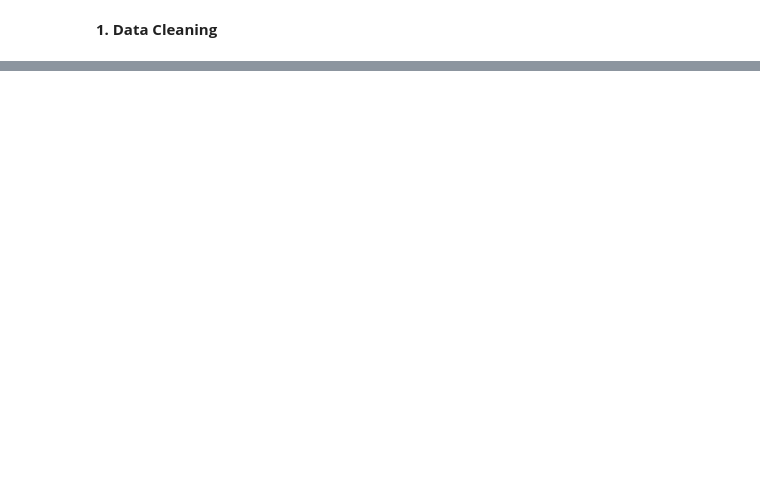
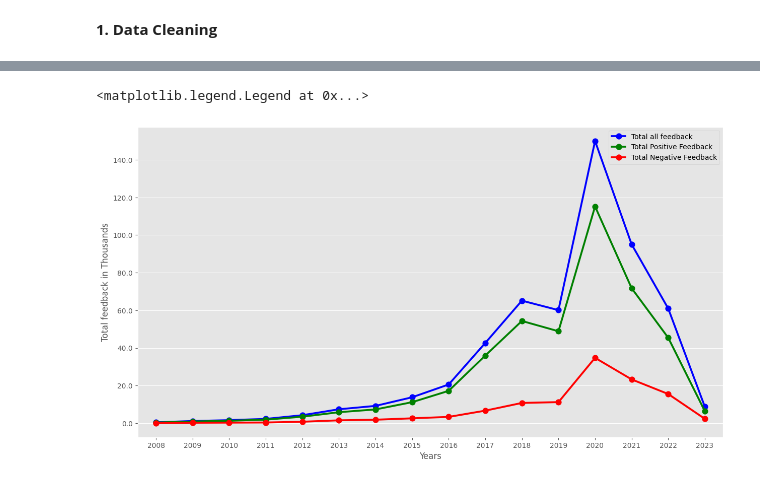
Before and after one commit to danaabdi/sephora, a Jupyter notebook: Sephora_Capstone.ipynb, the cells around one changed output, grey strips where cells are left out. Drawn from its saved outputs; the diff is of its cells as text; code cells hidden in the pictures; blank space fills up the shorter version.

```diff
--- a/Sephora_Capstone.ipynb
+++ b/Sephora_Capstone.ipynb
@@ -41,10 +41,16 @@ import numpy as np
 import seaborn as sns
 import matplotlib.pyplot as plt
 # %%
-df = pd.read_csv('/content/clean_sephora_dataset.csv')
+
 df_reviews_1 = pd.read_csv('/content/reviews_0_250.csv')
 df_reviews_2 = pd.read_csv('/content/reviews_250_500.csv')
 df_reviews_3 = pd.read_csv('/content/reviews_500_750.csv')
 df_reviews_4 = pd.read_csv('/content/reviews_750_1000.csv')
 df_reviews_5 = pd.read_csv('/content/reviews_1000_1500.csv')
 df_reviews_6 = pd.read_csv('/content/reviews_1500_end.csv')
+df_reviews_1.shape
+df_reviews_2.shape
+df_reviews_3.shape
+df_reviews_4.shape
+df_reviews_5.shape
+df_reviews_6.shape
@@ -50,0 +106,10 @@ df_reviews_6 = pd.read_csv('/content/reviews_1500_end.csv')
+# %%
+dfs = [df_reviews_1, df_reviews_2, df_reviews_3, df_reviews_4, df_reviews_5, df_reviews_6]
+
+for i, df in enumerate(dfs, 1):
+    print(f"\n📄 Missing values in df_reviews_{i} (Count and %):")
+    total_rows = len(df)
+    missing = df.isnull().sum()
+    missing_percent = (missing / total_rows * 100).round(2)
+    summary = pd.DataFrame({'Missing Count': missing, 'Missing %': missing_percent})
+    print(summary[summary['Missing Count'] > 0])
@@ -71,0 +171,5 @@ dff.shape
+# %%
+# Combine all cleaned DataFrames into one
+df_combined = pd.concat(dfs, ignore_index=True)
+df_combined.head()
+df_combined.shape
@@ -186,0 +338,25 @@ files.download(filename)
+# %%
+from matplotlib.ticker import NullFormatter
+import matplotlib as mpl
+mpl.style.use(['ggplot'])
+def hundformatter(x, pos):
+    return str(round(x / 1e4, 1))
+# %%
+fig, (ax1) = plt.subplots(nrows=1,ncols=1,figsize= (15,8))
+total_feedback = df_combined.groupby('year').sum(numeric_only=True)['total_feedback_count'].reset_index()
+
+sns.pointplot(total_feedback,x='year',y='total_feedback_count', color="blue", label="Total all feedback",ax=ax1)
+
+total_pos_feedback = df_combined.groupby('year').sum(numeric_only=True)['total_pos_feedback_count'].reset_index()
+sns.pointplot(total_pos_feedback,x='year',y='total_pos_feedback_count', color="green", label="Total Positive Feedback",ax=ax1)
+
+total_neg_feedback = df_combined.groupby('year').sum(numeric_only=True)['total_neg_feedback_count'].reset_index()
+sns.pointplot(total_neg_feedback,x='year',y='total_neg_feedback_count', color="red", label="Total Negative Feedback",ax=ax1)
+
+ax1.yaxis.set_major_formatter(hundformatter)
+ax1.set_ylabel("Total feedback in Thousands")
+ax1.set_xlabel("Years")
+ax1.legend()
+# %% [output]
+<matplotlib.legend.Legend at 0x...>
+[figure, added]
```
Also changed, not shown: parts of 33 cells of this notebook.
